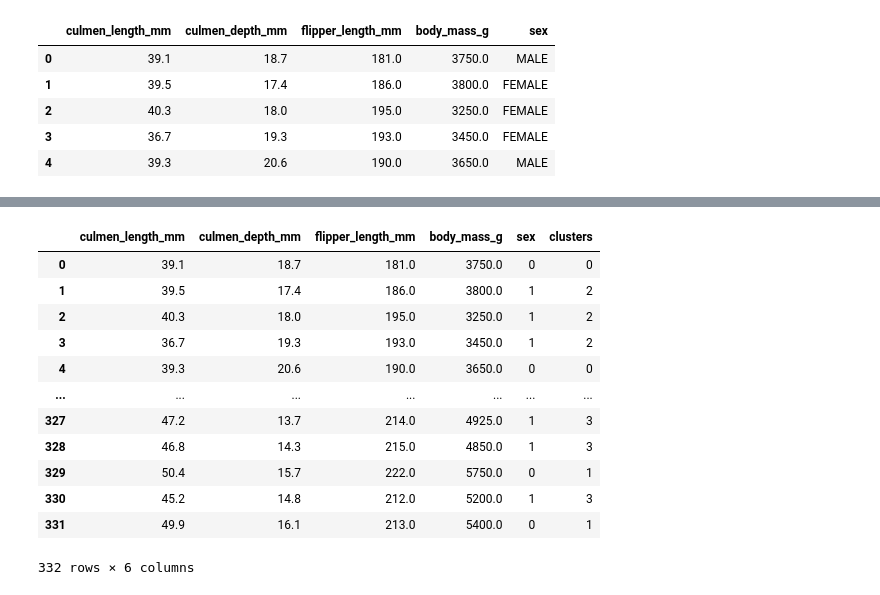
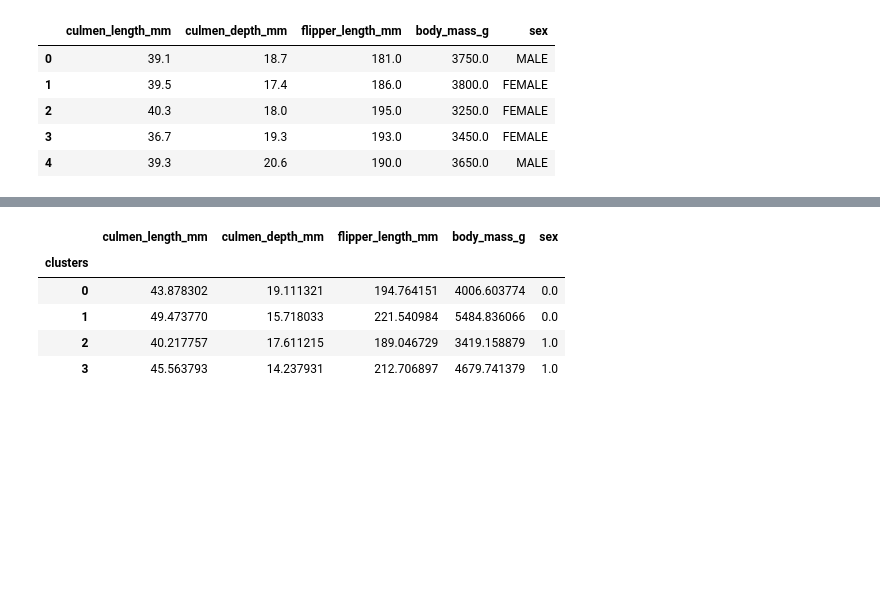
Before and after one commit to thelastmedici/ML_notebook, a Jupyter notebook: Clustering_penguin_species/notebook.ipynb, the cells around one changed output, grey strips where cells are left out. Saved outputs shown, nothing was run; the diff lists cells and outputs as text; code cells hidden in the pictures; blank space fills up the shorter version.

```diff
--- a/Clustering_penguin_species/notebook.ipynb
+++ b/Clustering_penguin_species/notebook.ipynb
@@ -82,18 +82,13 @@ plt.show()
 n_cluster = 4
 kmeans=KMeans(n_clusters=n_cluster, random_state=42)
 penguin_df['clusters']= kmeans.fit_predict(X_scaled)
-penguin_df
-# %% [output]
-|  | culmen_length_mm | culmen_depth_mm | flipper_length_mm | body_mass_g | sex | clusters |
-| 0 | 39.1 | 18.7 | 181.0 | 3750.0 | 0 | 0 |
-| 1 | 39.5 | 17.4 | 186.0 | 3800.0 | 1 | 2 |
-| 2 | 40.3 | 18.0 | 195.0 | 3250.0 | 1 | 2 |
-| 3 | 36.7 | 19.3 | 193.0 | 3450.0 | 1 | 2 |
-| 4 | 39.3 | 20.6 | 190.0 | 3650.0 | 0 | 0 |
-| ... | ... | ... | ... | ... | ... | ... |
-| 327 | 47.2 | 13.7 | 214.0 | 4925.0 | 1 | 3 |
-| 328 | 46.8 | 14.3 | 215.0 | 4850.0 | 1 | 3 |
-| 329 | 50.4 | 15.7 | 222.0 | 5750.0 | 0 | 1 |
-| 330 | 45.2 | 14.8 | 212.0 | 5200.0 | 1 | 3 |
-| 331 | 49.9 | 16.1 | 213.0 | 5400.0 | 0 | 1 |
-332 rows × 6 columns
+# %%
+#create a statistical df
+penguin_df.groupby('clusters').mean()
+# %% [output]
+|  | culmen_length_mm | culmen_depth_mm | flipper_length_mm | body_mass_g | sex |
+| clusters |  |  |  |  |  |
+| 0 | 43.878302 | 19.111321 | 194.764151 | 4006.603774 | 0.0 |
+| 1 | 49.473770 | 15.718033 | 221.540984 | 5484.836066 | 0.0 |
+| 2 | 40.217757 | 17.611215 | 189.046729 | 3419.158879 | 1.0 |
+| 3 | 45.563793 | 14.237931 | 212.706897 | 4679.741379 | 1.0 |
```
Also changed, not shown: parts of 2 cells of this notebook.
